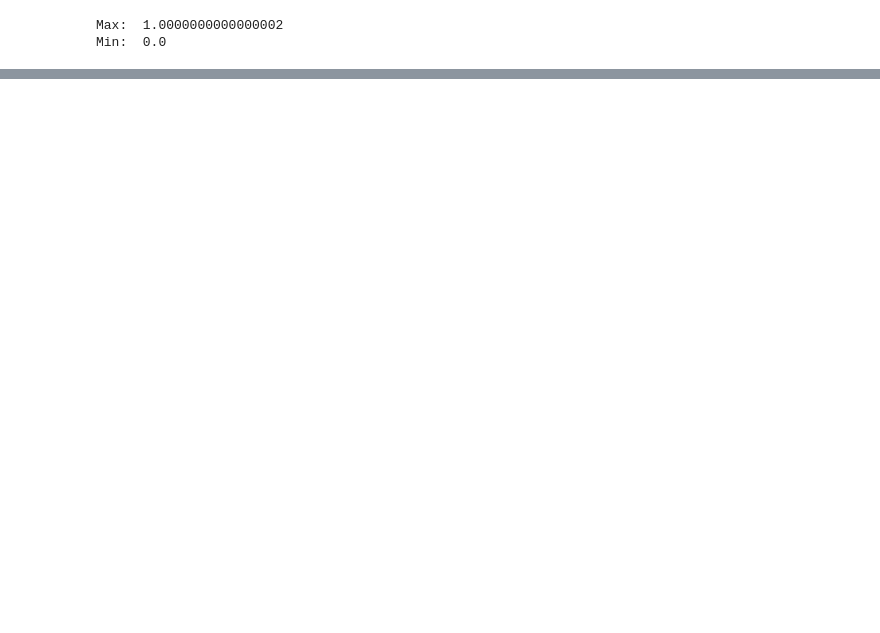
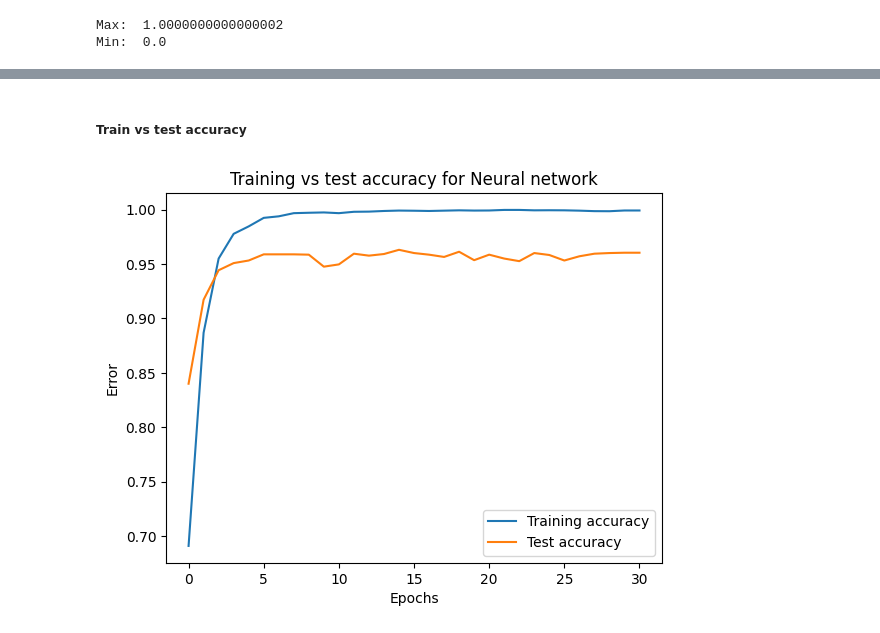
Before and after one commit to Apekshaba/COMP_6721, a Jupyter notebook: code/Deep neural network/NeuralNet.ipynb, the cells around one changed output, grey strips where cells are left out. Cells and saved outputs as stored; diff of their text form; code cells hidden in the pictures; blank space fills up the shorter version.

```diff
--- a/code/Deep neural network/NeuralNet.ipynb
+++ b/code/Deep neural network/NeuralNet.ipynb
@@ -332,0 +402,16 @@ Confusion Matirx:
+# %% [markdown]
+##### Train vs test accuracy
+# %%
+train_error = history.history['accuracy']
+test_error = history.history['val_accuracy']
+
+# Plot training and test error
+plt.plot(train_error, label='Training accuracy')
+plt.plot(test_error, label='Test accuracy')
+plt.xlabel('Epochs')
+plt.ylabel('Error')
+plt.title('Training vs test accuracy for Neural network')
+plt.legend()
+plt.show()
+# %% [output]
+[figure, added]
```
Also changed, not shown: parts of 51 cells of this notebook, 8 other files.
